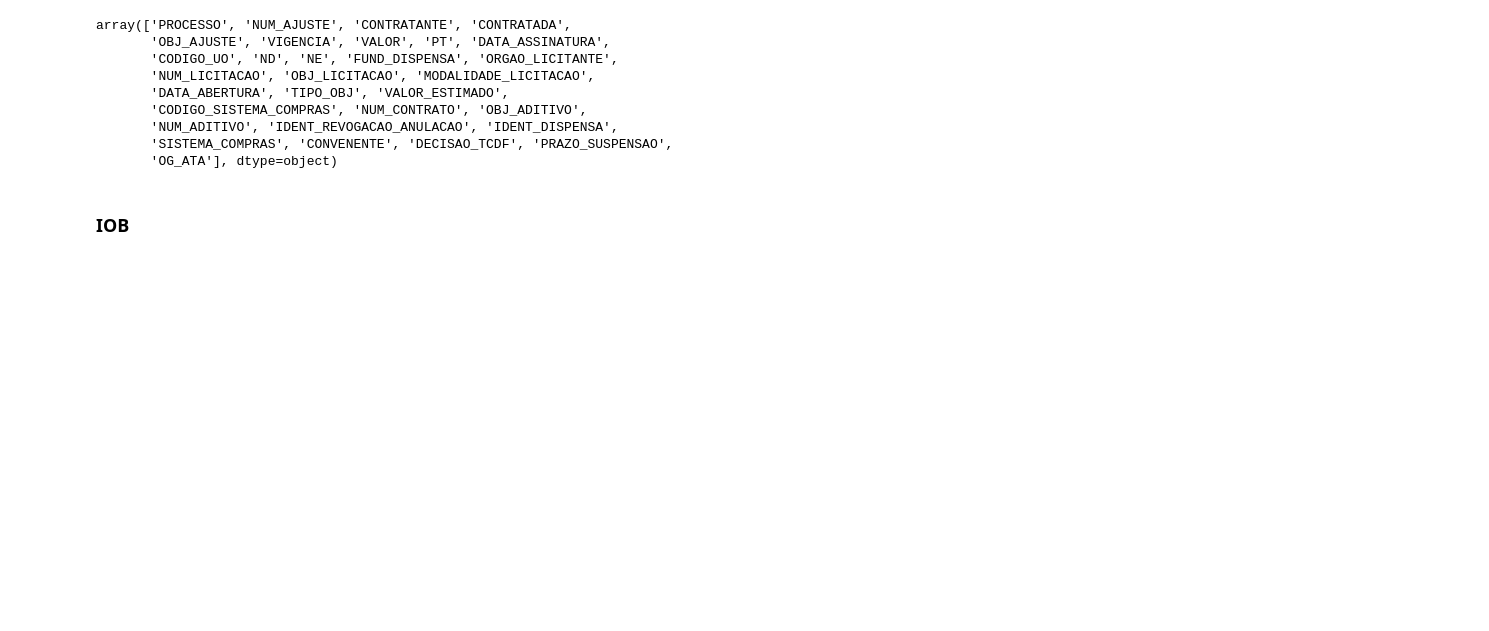
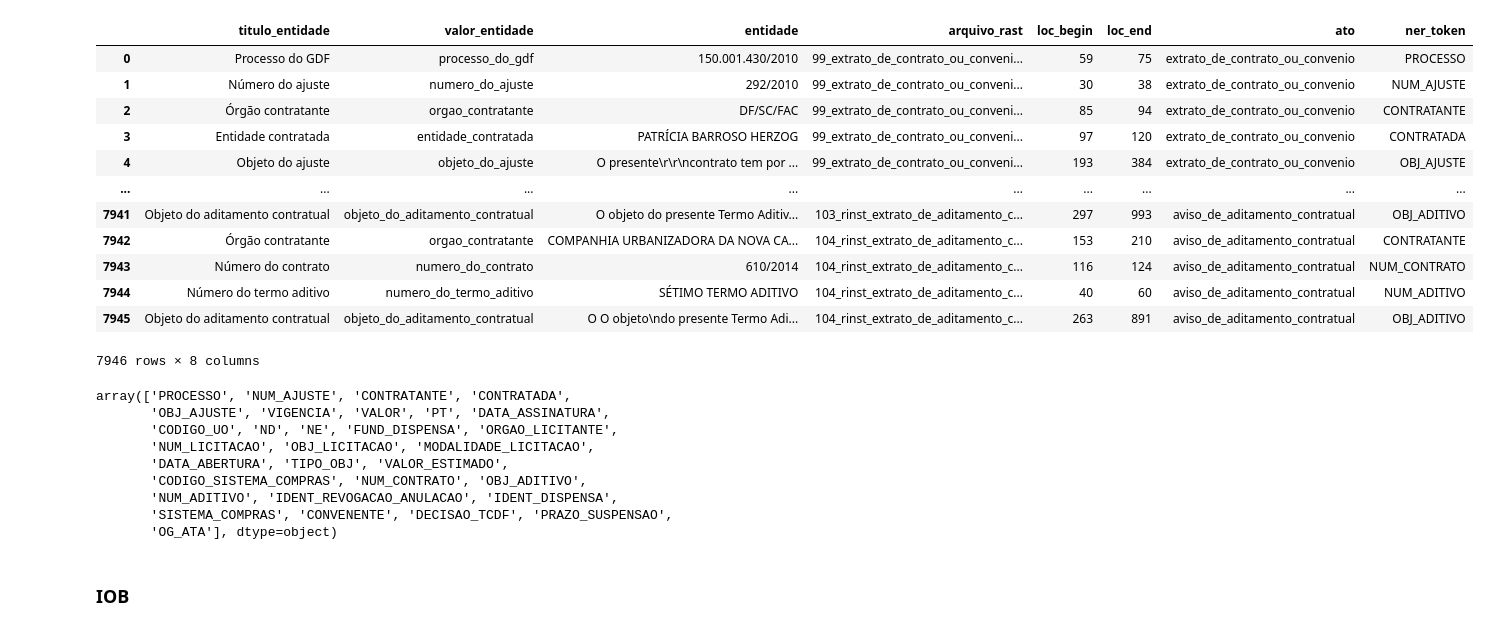
Before and after one commit to UnB-KnEDLe/experiments, a Jupyter notebook: members/ian/deep-learning/iob_all_acts.ipynb, the cells around one changed output. Saved outputs shown, nothing was run; the diff lists cells and outputs as text; code cells hidden in the pictures; blank space fills up the shorter version.

Commit message:
Adicionando parquet com todos os atos e entidades rotuladas

```diff
--- a/members/ian/deep-learning/iob_all_acts.ipynb
+++ b/members/ian/deep-learning/iob_all_acts.ipynb
@@ -23,3 +39,19 @@ df3 = pd.read_parquet(texts)
+# %%
+df2
+# %% [output]
+|  | titulo_entidade | valor_entidade | entidade | arquivo_rast | loc_begin | loc_end | ato | ner_token |
+| 0 | Processo do GDF | processo_do_gdf | 150.001.430/2010 | 99_extrato_de_contrato_ou_conveni... | 59 | 75 | extrato_de_contrato_ou_convenio | PROCESSO |
+| 1 | Número do ajuste | numero_do_ajuste | 292/2010 | 99_extrato_de_contrato_ou_conveni... | 30 | 38 | extrato_de_contrato_ou_convenio | NUM_AJUSTE |
+| 2 | Órgão contratante | orgao_contratante | DF/SC/FAC | 99_extrato_de_contrato_ou_conveni... | 85 | 94 | extrato_de_contrato_ou_convenio | CONTRATANTE |
+| 3 | Entidade contratada | entidade_contratada | PATRÍCIA BARROSO HERZOG | 99_extrato_de_contrato_ou_conveni... | 97 | 120 | extrato_de_contrato_ou_convenio | CONTRATADA |
+| 4 | Objeto do ajuste | objeto_do_ajuste | O presente\r\r\ncontrato tem por ... | 99_extrato_de_contrato_ou_conveni... | 193 | 384 | extrato_de_contrato_ou_convenio | OBJ_AJUSTE |
+| ... | ... | ... | ... | ... | ... | ... | ... | ... |
+| 7941 | Objeto do aditamento contratual | objeto_do_aditamento_contratual | O objeto do presente Termo Aditiv... | 103_rinst_extrato_de_aditamento_c... | 297 | 993 | aviso_de_aditamento_contratual | OBJ_ADITIVO |
+| 7942 | Órgão contratante | orgao_contratante | COMPANHIA URBANIZADORA DA NOVA CA... | 104_rinst_extrato_de_aditamento_c... | 153 | 210 | aviso_de_aditamento_contratual | CONTRATANTE |
+| 7943 | Número do contrato | numero_do_contrato | 610/2014 | 104_rinst_extrato_de_aditamento_c... | 116 | 124 | aviso_de_aditamento_contratual | NUM_CONTRATO |
+| 7944 | Número do termo aditivo | numero_do_termo_aditivo | SÉTIMO TERMO ADITIVO | 104_rinst_extrato_de_aditamento_c... | 40 | 60 | aviso_de_aditamento_contratual | NUM_ADITIVO |
+| 7945 | Objeto do aditamento contratual | objeto_do_aditamento_contratual | O O objeto\ndo presente Termo Adi... | 104_rinst_extrato_de_aditamento_c... | 263 | 891 | aviso_de_aditamento_contratual | OBJ_ADITIVO |
+7946 rows × 8 columns
 # %%
 df2['ner_token'].unique()
 # %% [output]
```
Also changed, not shown: parts of 2 cells of this notebook, 1 other file.
